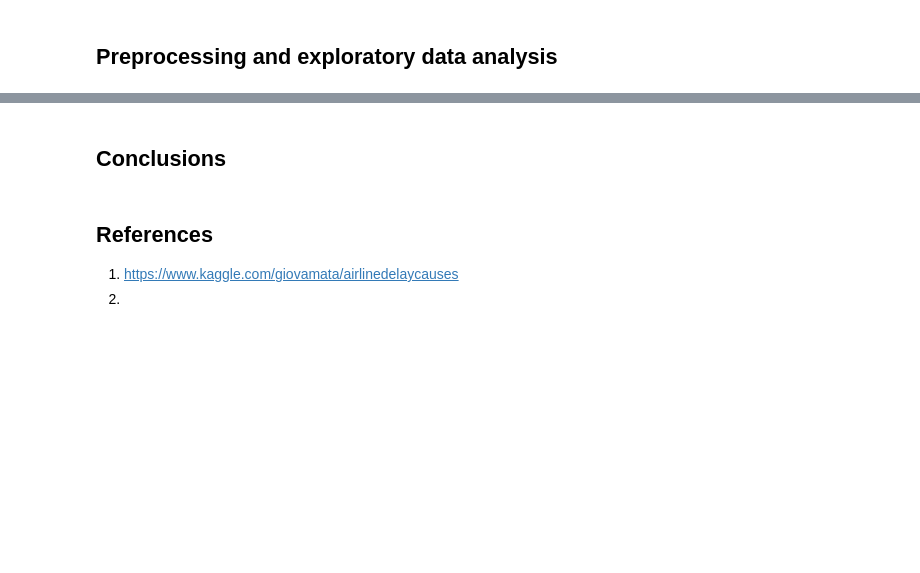
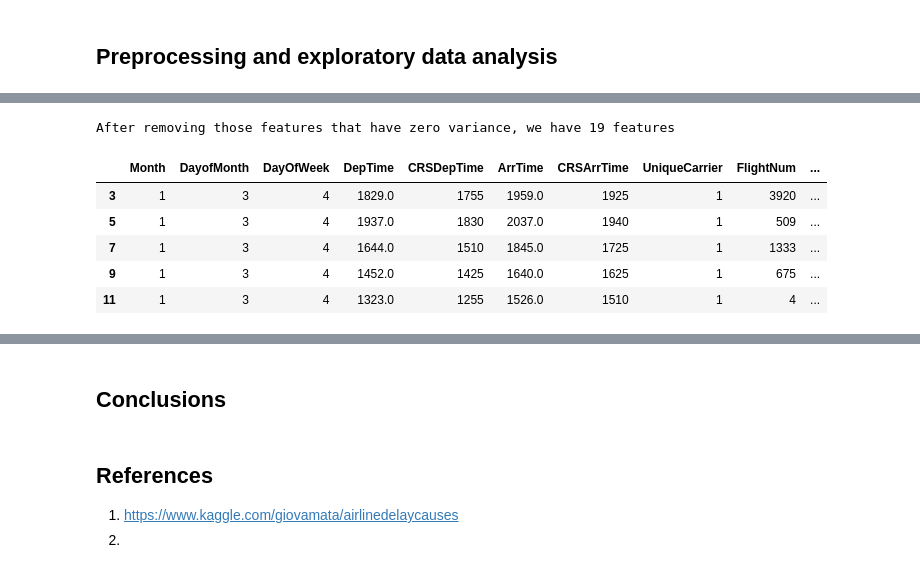
Before and after one commit to 315iah515/Thinkful-Notebooks, a Jupyter notebook: Bootcamp/SupportVectorMachines/Lesson5/AirlineDelays.ipynb, the cells around one changed output, grey strips where cells are left out. Saved outputs shown, nothing was run; the diff lists cells and outputs as text; code cells hidden in the pictures; blank space fills up the shorter version.

```diff
--- a/Bootcamp/SupportVectorMachines/Lesson5/AirlineDelays.ipynb
+++ b/Bootcamp/SupportVectorMachines/Lesson5/AirlineDelays.ipynb
@@ -113,0 +163,15 @@ dtype: object
+# %%
+# Now we will perform a rigorous approach of removing those features with zero variance.
+selector = VarianceThreshold()
+selector.fit(flights, flights.ArrDelay)
+flights = flights.loc[:, selector.get_support()]
+print('After removing those features that have zero variance, we have %d features' % (flights.shape[1]))
+flights.head()
+# %% [output]
+After removing those features that have zero variance, we have 19 features
+|  | Month | DayofMonth | DayOfWeek | DepTime | CRSDepTime | ArrTime | CRSArrTime | UniqueCarrier | FlightNum | ... |
+| 3 | 1 | 3 | 4 | 1829.0 | 1755 | 1959.0 | 1925 | 1 | 3920 | ... |
+| 5 | 1 | 3 | 4 | 1937.0 | 1830 | 2037.0 | 1940 | 1 | 509 | ... |
+| 7 | 1 | 3 | 4 | 1644.0 | 1510 | 1845.0 | 1725 | 1 | 1333 | ... |
+| 9 | 1 | 3 | 4 | 1452.0 | 1425 | 1640.0 | 1625 | 1 | 675 | ... |
+| 11 | 1 | 3 | 4 | 1323.0 | 1255 | 1526.0 | 1510 | 1 | 4 | ... |
```
Also changed, not shown: parts of 14 cells of this notebook.
